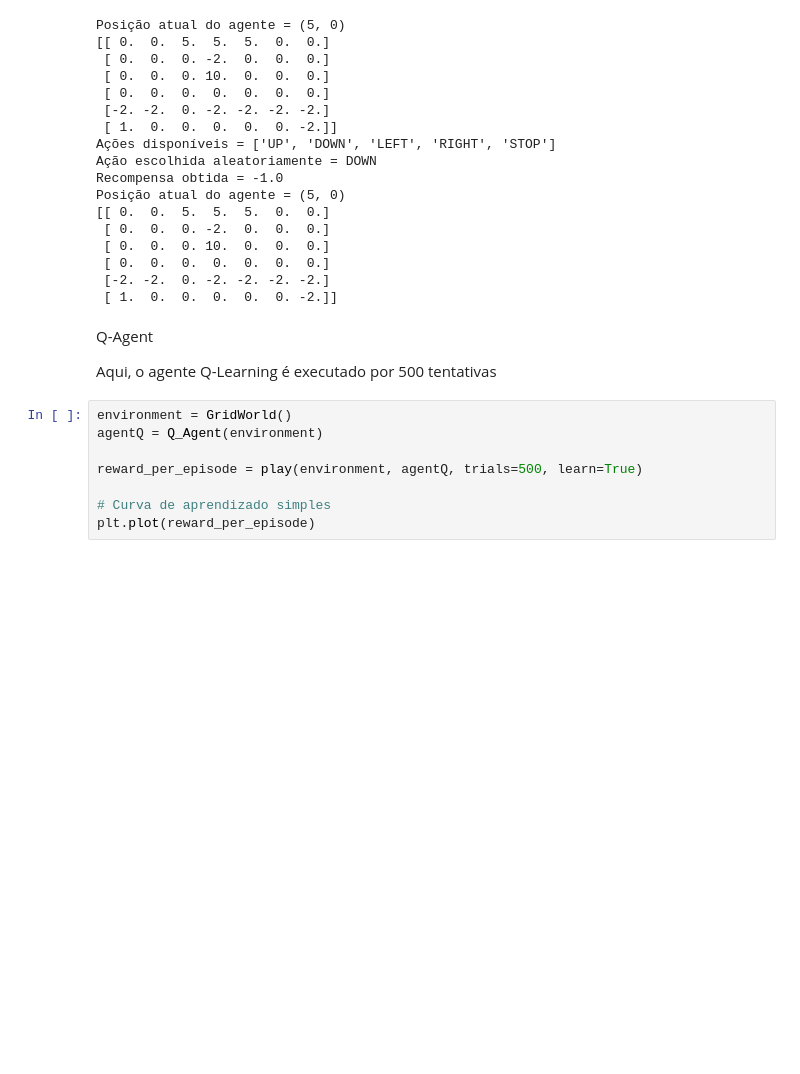
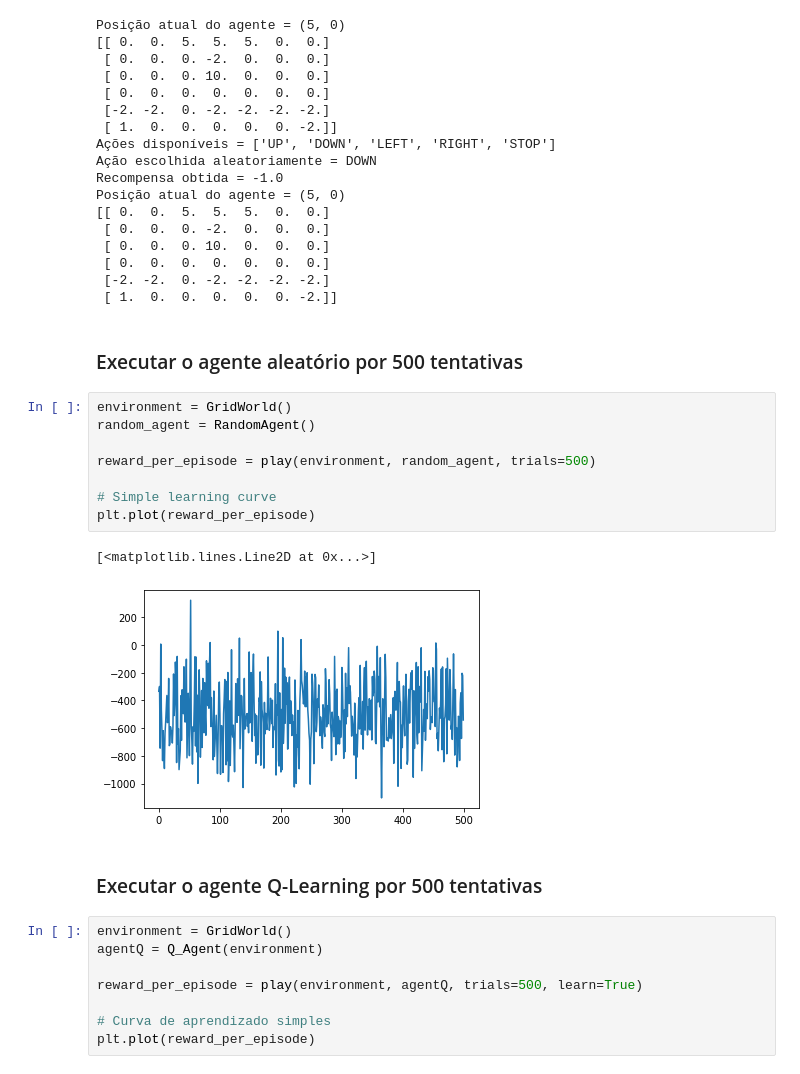
Before and after one commit to gomesfg/reinforcement_learning, a Jupyter notebook: Trabalho_Prático_I_Reinforcement_Learning_Felipe_Gomes.ipynb, the cells around one changed output. Saved outputs shown, nothing was run; the diff lists cells and outputs as text; blank space fills up the shorter version.

```diff
--- a/Trabalho_Prático_I_Reinforcement_Learning_Felipe_Gomes.ipynb
+++ b/Trabalho_Prático_I_Reinforcement_Learning_Felipe_Gomes.ipynb
@@ -254,10 +243,21 @@ Posição atual do agente = (5, 0)
  [ 0.  0.  0.  0.  0.  0.  0.]
  [-2. -2.  0. -2. -2. -2. -2.]
  [ 1.  0.  0.  0.  0.  0. -2.]]
+# %% [markdown]
+### Executar o agente aleatório por 500 tentativas
+# %%
+environment = GridWorld()
+random_agent = RandomAgent()
+
+reward_per_episode = play(environment, random_agent, trials=500)
+
+# Simple learning curve
+plt.plot(reward_per_episode)
+# %% [output]
+[<matplotlib.lines.Line2D at 0x...>]
+[figure, added]
 # %% [markdown]
-Q-Agent
-
-Aqui, o agente Q-Learning é executado por 500 tentativas
+### Executar o agente Q-Learning por 500 tentativas
 # %%
 environment = GridWorld()
 agentQ = Q_Agent(environment)
```
Also changed, not shown: parts of 4 cells of this notebook.
